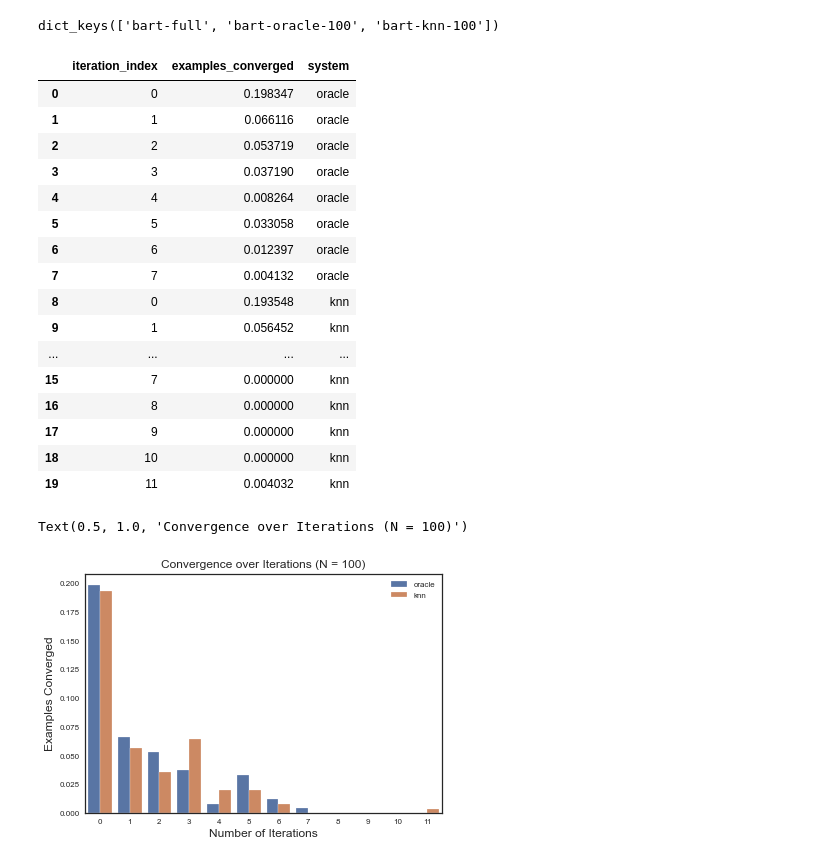
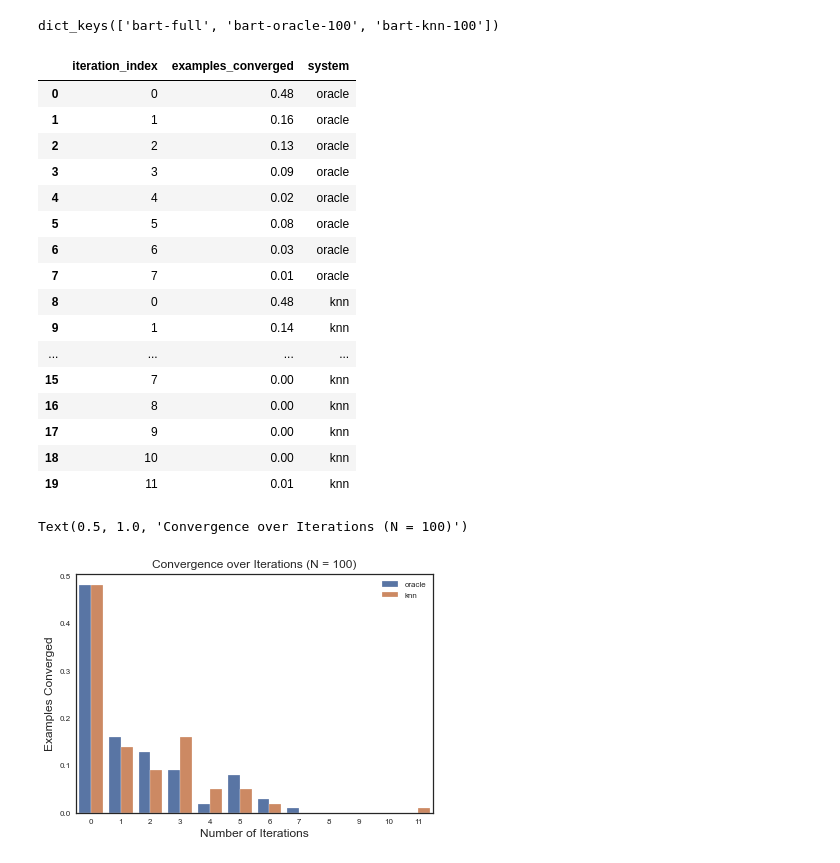
Before and after one commit to danton-nlp/GEF, a Jupyter notebook: plot-iteration-convergence.ipynb, the cells around one changed output. Drawn from its saved outputs; the diff is of its cells as text; code cells hidden in the pictures.

```diff
--- a/plot-iteration-convergence.ipynb
+++ b/plot-iteration-convergence.ipynb
@@ -28,9 +28,12 @@ def normalize_df(df):
 # dataset = "bart-test-extrinsic-100"
 dataset = "bart-full"
 
-bart_full_iteration_stats = normalize_df(read_logs("results/iteration-changes/bart-full-classifier-knnv1.json"))
-bart_oracle_100_iteration_stats = normalize_df(read_logs("results/iteration-changes/bart-test-extrinsic-100-oracle.json"))
-bart_knn_100_iteration_stats = normalize_df(read_logs("results/iteration-changes/bart-test-extrinsic-100-classifier-knnv1.json"))
+# bart_full_iteration_stats = normalize_df(read_logs("results/iteration-changes/bart-full-classifier-knnv1.json"))
+# bart_oracle_100_iteration_stats = normalize_df(read_logs("results/iteration-changes/bart-test-extrinsic-100-oracle.json"))
+# bart_knn_100_iteration_stats = normalize_df(read_logs("results/iteration-changes/bart-test-extrinsic-100-classifier-knnv1.json"))
+bart_full_iteration_stats = read_logs("results/iteration-changes/bart-full-classifier-knnv1.json")
+bart_oracle_100_iteration_stats = read_logs("results/iteration-changes/bart-test-extrinsic-100-oracle.json")
+bart_knn_100_iteration_stats = read_logs("results/iteration-changes/bart-test-extrinsic-100-classifier-knnv1.json")
 
 print('100-sample oracle')
 display(bart_oracle_100_iteration_stats)
@@ -114,33 +118,33 @@ iteration_convergence_across_experiments.keys()
 # %% [output]
 dict_keys(['bart-full', 'bart-oracle-100', 'bart-knn-100'])
 # %%
-foo = pd.DataFrame(iteration_convergence_across_experiments['bart-oracle-100'], columns=['examples_converged']).reset_index()
+foo = normalize_df(pd.DataFrame(iteration_convergence_across_experiments['bart-oracle-100'], columns=['examples_converged'])).reset_index()
 foo['system'] = 'oracle'
 foo = foo.rename(columns={'index': 'iteration_index'})
-bar = pd.DataFrame(iteration_convergence_across_experiments['bart-knn-100'], columns=['examples_converged']).reset_index()
+bar = normalize_df(pd.DataFrame(iteration_convergence_across_experiments['bart-knn-100'], columns=['examples_converged'])).reset_index()
 bar['system'] = 'knn'
 bar = bar.rename(columns={'index': 'iteration_index'})
 
 to_plot = pd.concat([foo, bar]).reset_index().drop(columns=['index'])
 to_plot
 # %% [output]
 |  | iteration_index | examples_converged | system |
-| 0 | 0 | 0.198347 | oracle |
-| 1 | 1 | 0.066116 | oracle |
-| 2 | 2 | 0.053719 | oracle |
-| 3 | 3 | 0.037190 | oracle |
-| 4 | 4 | 0.008264 | oracle |
-| 5 | 5 | 0.033058 | oracle |
-| 6 | 6 | 0.012397 | oracle |
-| 7 | 7 | 0.004132 | oracle |
-| 8 | 0 | 0.193548 | knn |
-| 9 | 1 | 0.056452 | knn |
+| 0 | 0 | 0.48 | oracle |
+| 1 | 1 | 0.16 | oracle |
+| 2 | 2 | 0.13 | oracle |
+| 3 | 3 | 0.09 | oracle |
+| 4 | 4 | 0.02 | oracle |
+| 5 | 5 | 0.08 | oracle |
+| 6 | 6 | 0.03 | oracle |
+| 7 | 7 | 0.01 | oracle |
+| 8 | 0 | 0.48 | knn |
+| 9 | 1 | 0.14 | knn |
 | ... | ... | ... | ... |
-| 15 | 7 | 0.000000 | knn |
-| 16 | 8 | 0.000000 | knn |
-| 17 | 9 | 0.000000 | knn |
-| 18 | 10 | 0.000000 | knn |
-| 19 | 11 | 0.004032 | knn |
+| 15 | 7 | 0.00 | knn |
+| 16 | 8 | 0.00 | knn |
+| 17 | 9 | 0.00 | knn |
+| 18 | 10 | 0.00 | knn |
+| 19 | 11 | 0.01 | knn |
 # %%
 # plt.figure(figsize = (6,2))
 plt.figure()
@@ -151,4 +155,4 @@ ax.legend(loc='upper right')
 ax.set_title('Convergence over Iterations (N = 100)', fontsize=12)
 # %% [output]
 Text(0.5, 1.0, 'Convergence over Iterations (N = 100)')
-[figure, old version]
+[figure, new version]
```
Also changed, not shown: parts of 6 cells of this notebook.
